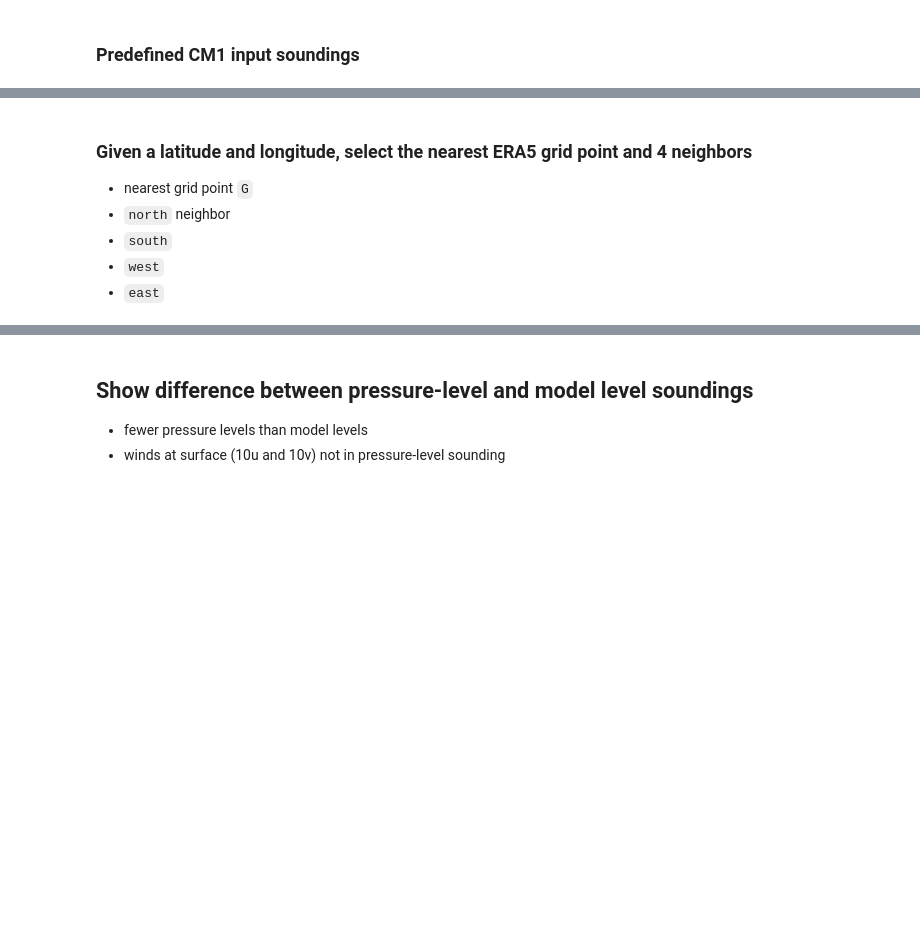
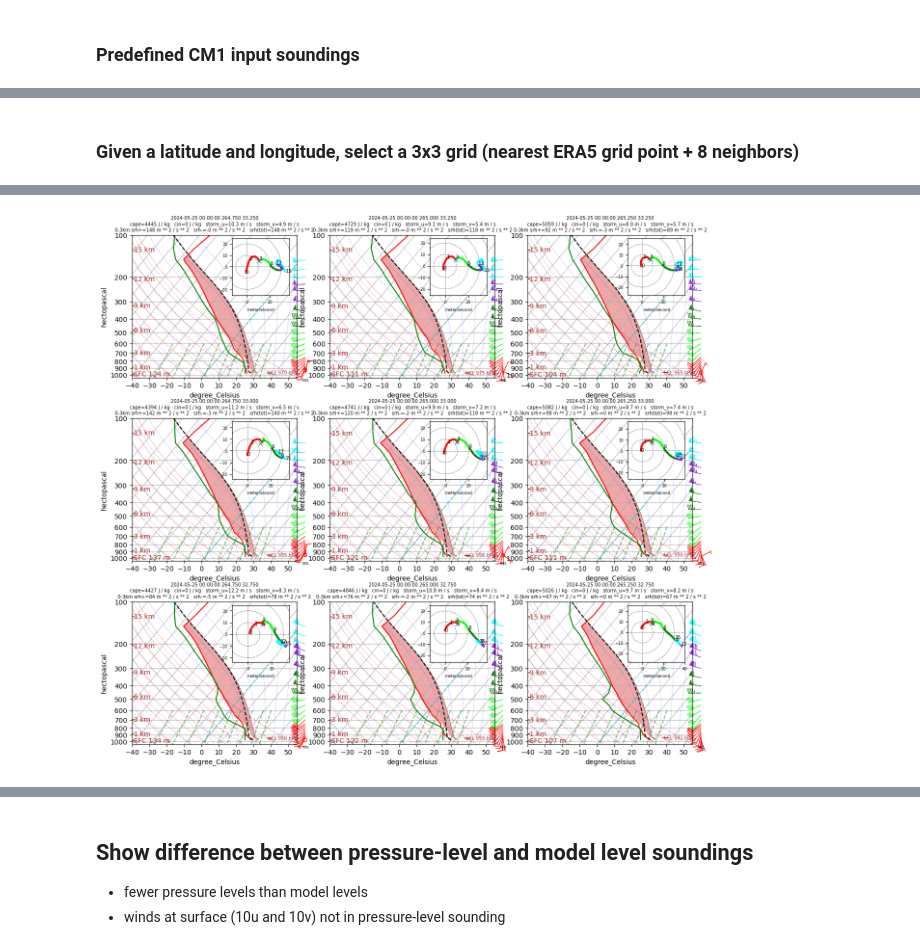
Before and after one commit to NCAR/CM1, a Jupyter notebook: cm1/input_sounding_era5.ipynb, the cells around one changed output, grey strips where cells are left out. Drawn from its saved outputs; the diff is of its cells as text; code cells hidden in the pictures; blank space fills up the shorter version.

```diff
--- a/cm1/input_sounding_era5.ipynb
+++ b/cm1/input_sounding_era5.ipynb
@@ -56,7 +108,2 @@ ds_aws
 # %% [markdown]
-### Given a latitude and longitude, select the nearest ERA5 grid point and 4 neighbors
-* nearest grid point `G`
-* `north` neighbor
-* `south`
-* `west`
-* `east`
+### Given a latitude and longitude, select a 3x3 grid (nearest ERA5 grid point + 8 neighbors)
@@ -65,34 +110,20 @@ cm1.input.era5.aws(valid_time)
 # %%
-ds0 = cm1.input.era5.model_level(valid_time).load()
-# ds0 = cm1.input.era5.aws(valid_time)
+#ds0 = cm1.input.era5.model_level(valid_time).load()
+ds0 = cm1.input.era5.aws(valid_time)
 
-isel = cm1.input.era5.nearest_grid_neighbors(ds0, lat=lat, lon=lon)
+# Use scalar values for lat/lon to select the central grid point
+sel = cm1.input.era5.nearest_grid_block_sel(ds0, lat=lat, lon=lon)
+ds0 = ds0.sel(sel)
+
 fig, axes = plt.subplots(ncols=3, nrows=3, sharex=True, sharey=True, figsize=(15, 14))
 # Hide the axes for all subplots
-for ax in axes.flat:
+for i, ax in enumerate(axes.flat):
     ax.axis("off")
-
-dss = {}
-for k, v in isel.items():
-    if k == "G":
-        i = 5
-    elif k == "north":
-        i = 2
-    elif k == "south":
-        i = 8
-    elif k == "west":
-        i = 4
-    elif k == "east":
-        i = 6
-    else:
-        raise ValueError(f"Unknown value {v}")
-    if v is not None:
-        ds = ds0.isel(v)
-        dss[k] = ds
-        print(f"{k}: {ds.latitude.values}, {ds.longitude.values}")
-        skew = skewt(ds, fig=fig, subplot=(3, 3, i))
-        skew.ax.set_title(f"{k} {skew.ax.get_title()}", fontsize="x-small")
-        ofile = TMPDIR / f"{skew.ax.get_title().split('\n')[0].replace(' ','_')}.txt"
-        with open(ofile, "w") as fh:
-            fh.write(cm1.input.sounding.to_txt(ds))
-            logging.warning(ofile)
+    ds = ds0.stack(i=("latitude", "longitude")).isel(i=i)
+    skew = skewt(ds, fig=fig, subplot=(3, 3, i+1))
+    skew.ax.set_title(f"{skew.ax.get_title()}", fontsize="x-small")
+    ofile = TMPDIR / f"{skew.ax.get_title().split('\n')[0].replace(' ','_')}.txt"
+    with open(ofile, "w") as fh:
+        fh.write(cm1.input.sounding.to_txt(ds))
+        logging.warning(ofile)
+# %% [output]
@@ -99 +147,2 @@ for k, v in isel.items():
+[figure, added]
 # %%
```
Also changed, not shown: parts of 6 cells of this notebook, 2 other files.
